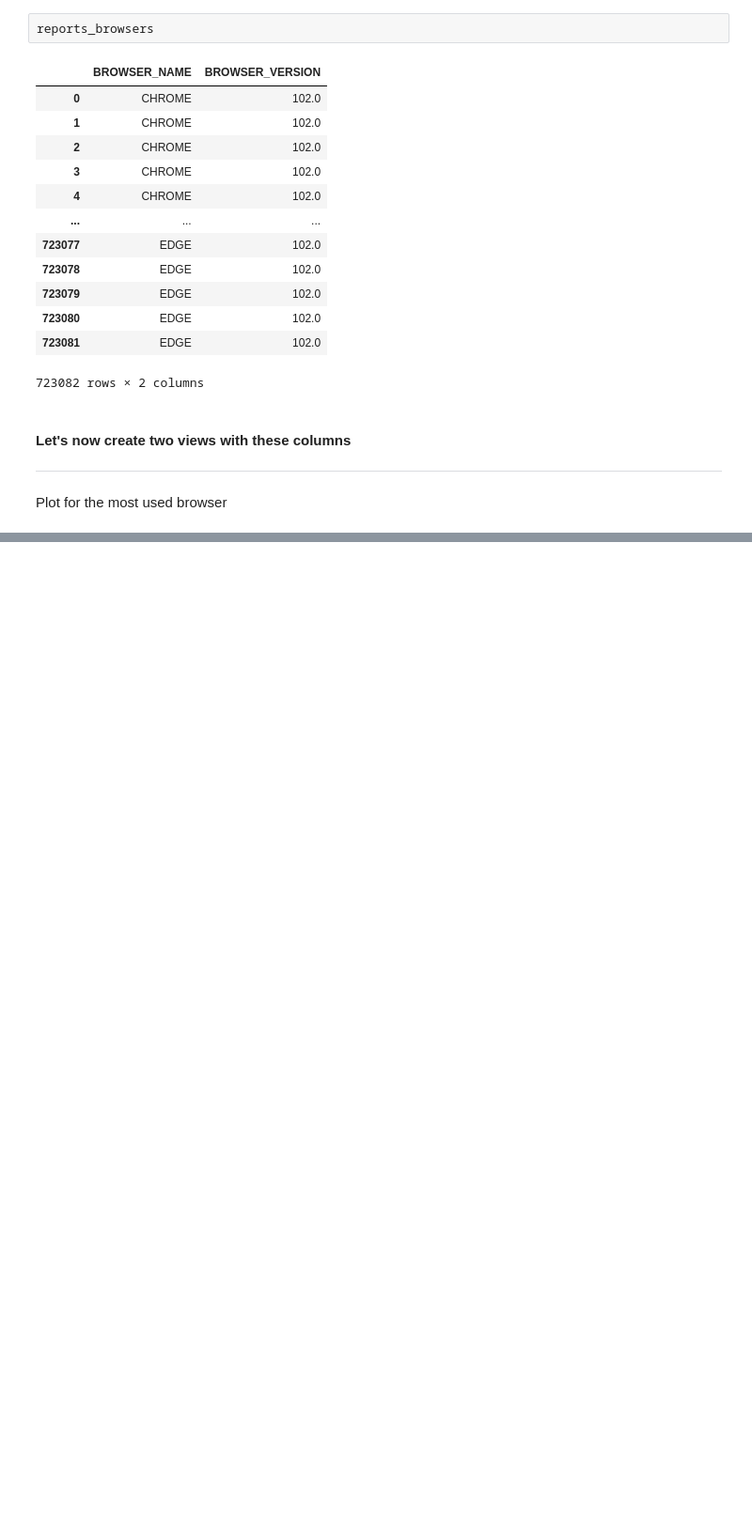
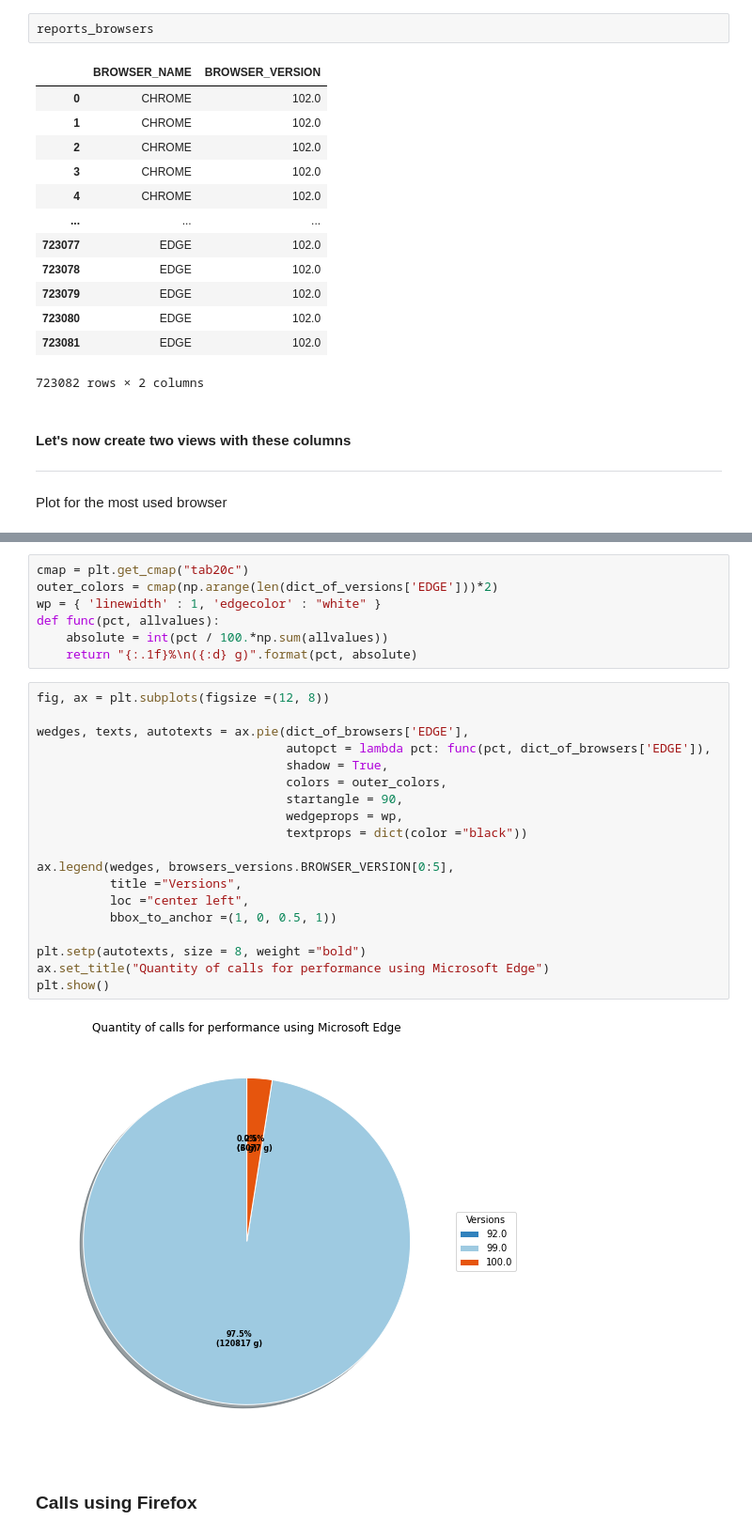
Before and after one commit to dell-splab/lightning-analysis, a Jupyter notebook: In Which browsers are these reports running.ipynb, the cells around one changed output, grey strips where cells are left out. Shown at 94% size. Cells and saved outputs as stored; diff of their text form; blank space fills up the shorter version.

```diff
--- a/In Which browsers are these reports running.ipynb
+++ b/In Which browsers are these reports running.ipynb
@@ -95,0 +219,30 @@ import matplotlib.pyplot as plt
+# %%
+cmap = plt.get_cmap("tab20c")
+outer_colors = cmap(np.arange(len(dict_of_versions['EDGE']))*2)
+wp = { 'linewidth' : 1, 'edgecolor' : "white" }
+def func(pct, allvalues):
+    absolute = int(pct / 100.*np.sum(allvalues))
+    return "{:.1f}%\n({:d} g)".format(pct, absolute)
+# %%
+fig, ax = plt.subplots(figsize =(12, 8))
+
+wedges, texts, autotexts = ax.pie(dict_of_browsers['EDGE'],
+                                  autopct = lambda pct: func(pct, dict_of_browsers['EDGE']),
+                                  shadow = True,
+                                  colors = outer_colors,
+                                  startangle = 90,
+                                  wedgeprops = wp,
+                                  textprops = dict(color ="black"))
+
+ax.legend(wedges, browsers_versions.BROWSER_VERSION[0:5],
+          title ="Versions",
+          loc ="center left",
+          bbox_to_anchor =(1, 0, 0.5, 1))
+
+plt.setp(autotexts, size = 8, weight ="bold")
+ax.set_title("Quantity of calls for performance using Microsoft Edge")
+plt.show()
+# %% [output]
+[figure, added]
+# %% [markdown]
+### Calls using Firefox
```
Also changed, not shown: parts of 37 cells of this notebook.
